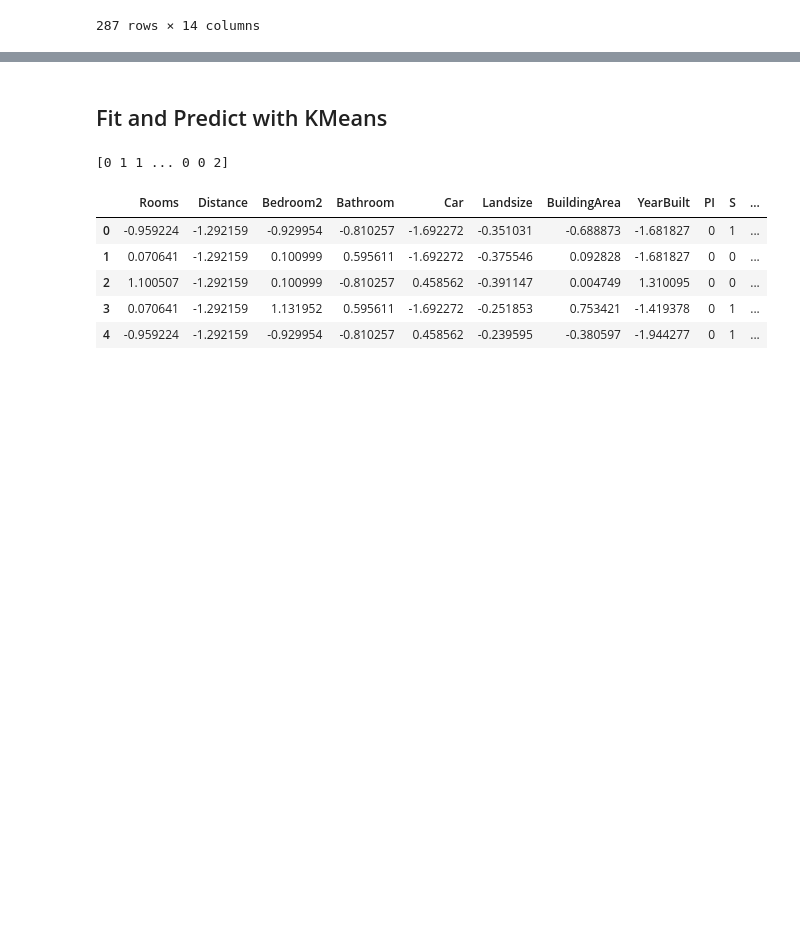
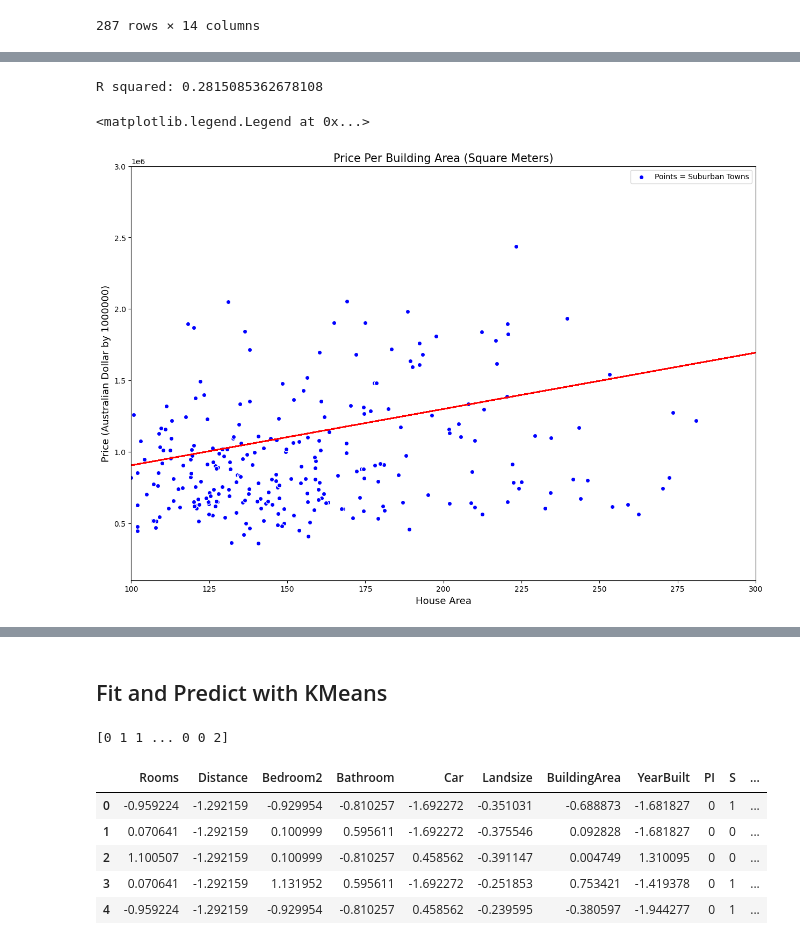
Before and after one commit to jonesm198699/housing_market_analysis, a Jupyter notebook: Melbourne_exploration-regression_sam.ipynb, the cells around one changed output, grey strips where cells are left out. Cells and saved outputs as stored; diff of their text form; code cells hidden in the pictures; blank space fills up the shorter version.

```diff
--- a/Melbourne_exploration-regression_sam.ipynb
+++ b/Melbourne_exploration-regression_sam.ipynb
@@ -356,0 +111,49 @@ R squared: 0.022161337930082358
+# %%
+## Convert to floats and store BuildingArea and Price as x and y values
+x_values = list(df["BuildingArea"].astype("float"))
+y_values = list(df["Price"].astype("float"))
+
+
+fig, ax = plt.subplots(figsize = (15, 10))
+
+
+
+# # Plot scatter plot
+# ax.scatter(x_values,y_values)
+# for i, txt in enumerate(list(df ['Suburb'])):
+#     ax.annotate(txt, (list(x_values)[i], list(y_values)[i]), fontsize = 12, fontweight = "bold")
+
+# plt.scatter(x_values, y_values, s=7)
+
+
+# Label plot
+plt.xlabel('House Area', fontsize = 13)
+plt.ylabel('Price (Australian Dollar by 1000000)',fontsize = 13)
+plt.title ('Price Per Building Area (Square Meters)',fontsize = 15)
+plt.scatter(data["BuildingArea"], data["Price"], marker="o", facecolors="blue", edgecolors="white")
+
+
+plt.xlim(100,300)
+plt.ylim(100000,3000000)
+
+
+
+# Linear regression
+
+(slope, intercept, rvalue, pvalue, stderr) = linregress(x_values, y_values)
+regress_values = df["BuildingArea"] * slope + intercept
+
+line_eq = "y = "+ str(round(slope,2)) + "x + " + str(round(intercept, 2))
+
+plt.plot(x_values, regress_values,"r-")
+plt.annotate(line_eq,(6,10),fontsize=15,color="red")
+
+
+print(f"R squared: {rvalue**2}")
+
+
+plt.legend(["Points = Suburban Towns"])
+# %% [output]
+R squared: 0.2815085362678108
+<matplotlib.legend.Legend at 0x...>
+[figure, added]
```
Also changed, not shown: parts of 13 cells of this notebook.
